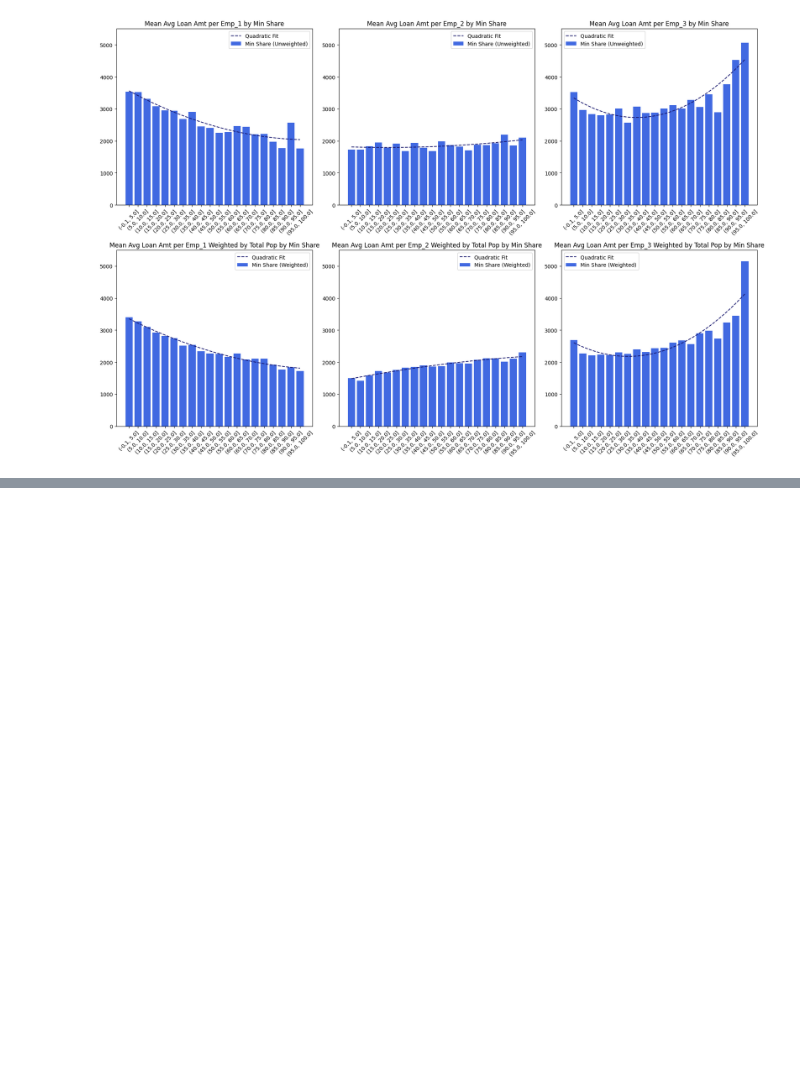
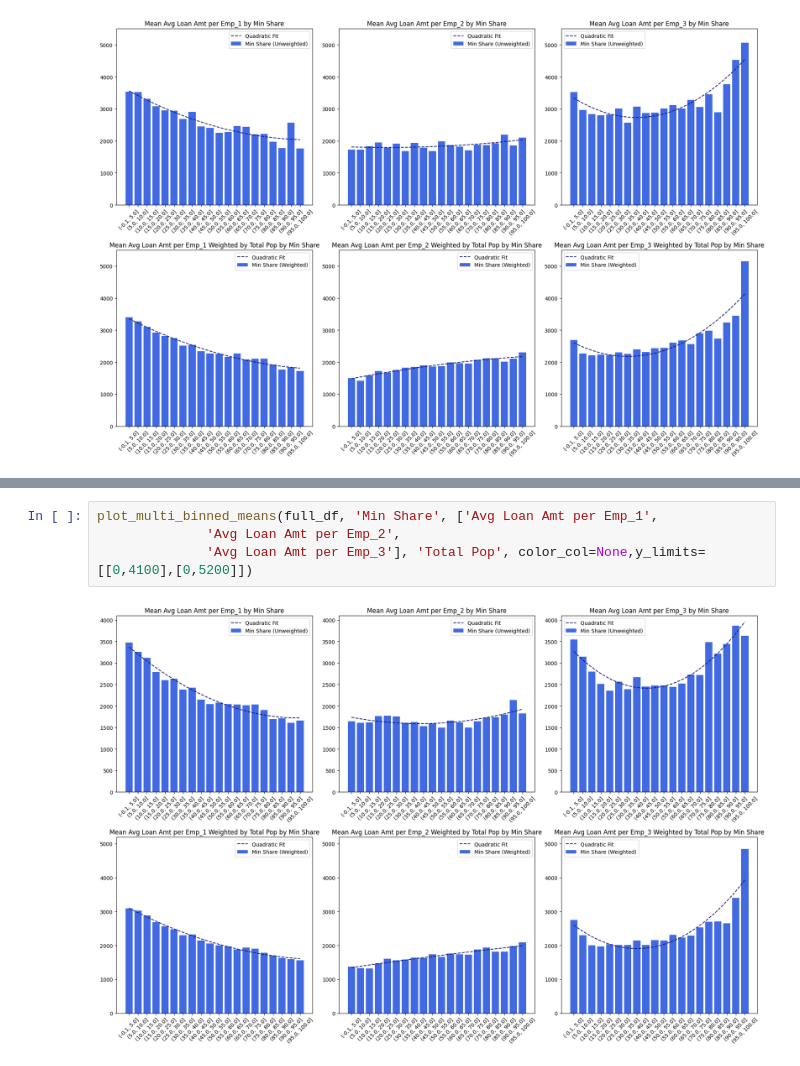
Before and after one commit to hhogenson/PPP-Data, a Jupyter notebook: Replicating Fairlie.ipynb, the cells around one changed output, grey strips where cells are left out. Drawn from its saved outputs; the diff is of its cells as text; blank space fills up the shorter version.

```diff
--- a/Replicating Fairlie.ipynb
+++ b/Replicating Fairlie.ipynb
@@ -898,0 +845,6 @@ plot_multi_binned_means(stats_df, 'Min Share', ['Avg Loan Amt per Emp_1',
+# %%
+plot_multi_binned_means(full_df, 'Min Share', ['Avg Loan Amt per Emp_1',
+              'Avg Loan Amt per Emp_2',
+              'Avg Loan Amt per Emp_3'], 'Total Pop', color_col=None,y_limits=[[0,4100],[0,5200]])
+# %% [output]
+[figure, added]
```
Also changed, not shown: parts of 17 cells of this notebook, 7 other files.
